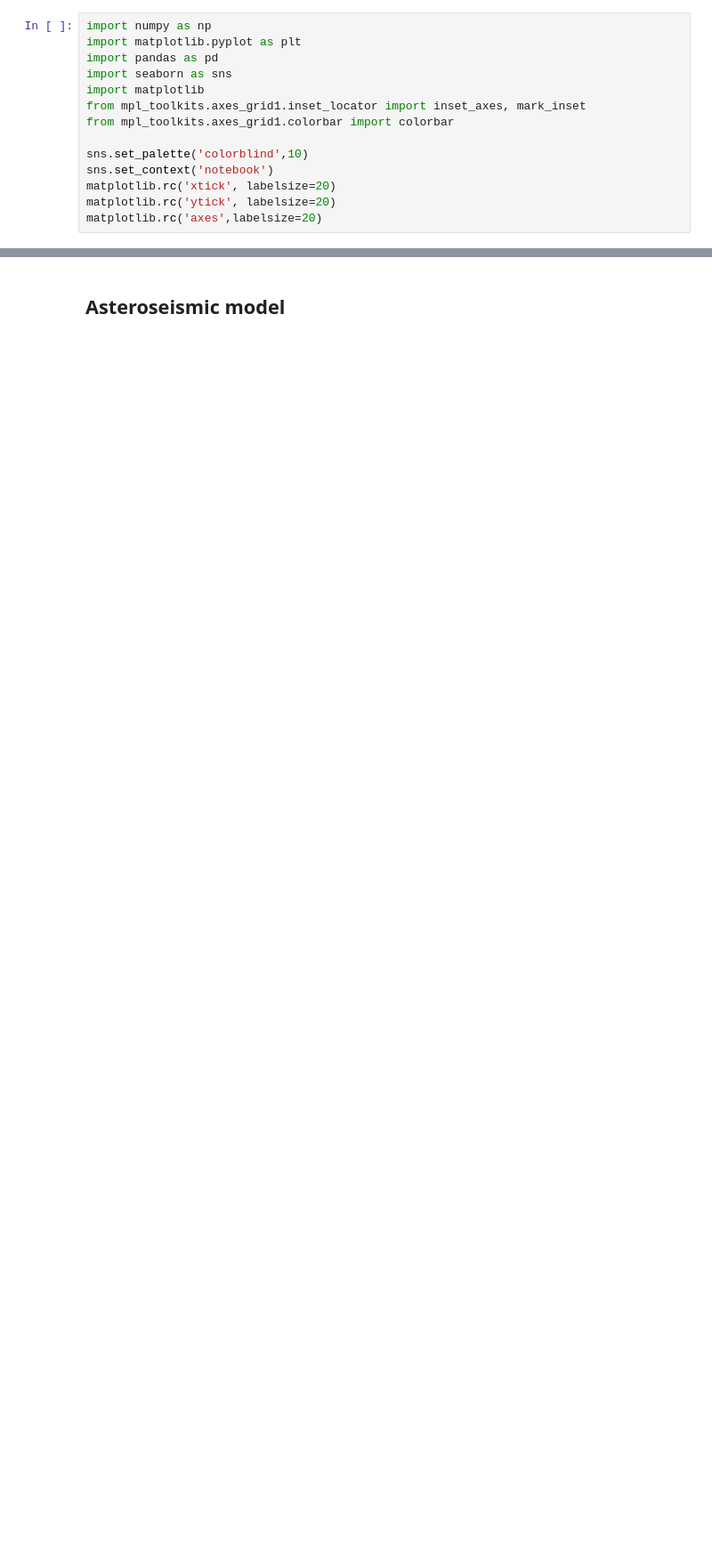
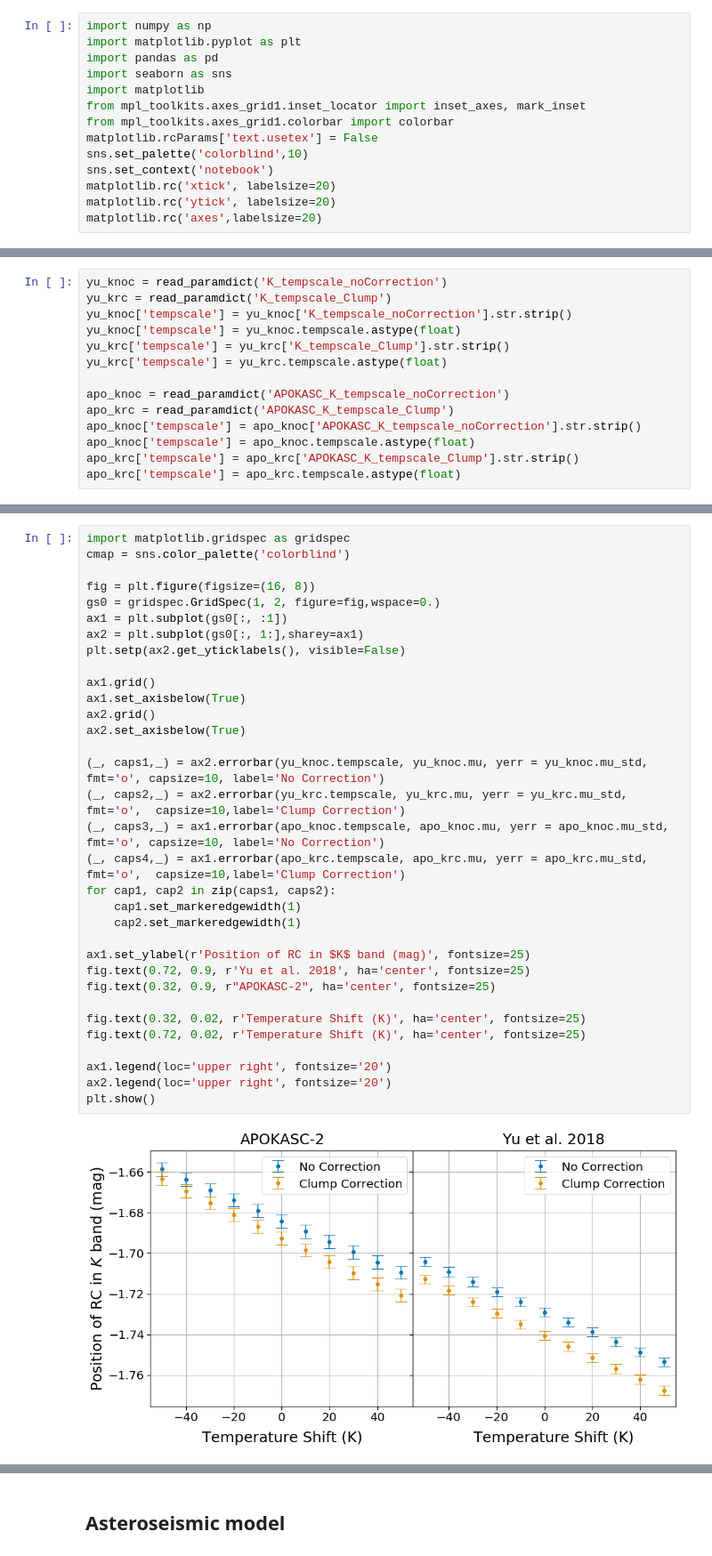
Before and after one commit to ojhall94/GAIA, a Jupyter notebook: Scripts/talk_plots.ipynb, the cells around one changed output, grey strips where cells are left out. Shown at 89% size. Cells and saved outputs as stored; diff of their text form; blank space fills up the shorter version.

Commit message:
Written talk plots

```diff
--- a/Scripts/talk_plots.ipynb
+++ b/Scripts/talk_plots.ipynb
@@ -6,7 +6,7 @@ import seaborn as sns
 import matplotlib
 from mpl_toolkits.axes_grid1.inset_locator import inset_axes, mark_inset
 from mpl_toolkits.axes_grid1.colorbar import colorbar
-
+matplotlib.rcParams['text.usetex'] = False
 sns.set_palette('colorblind',10)
 sns.set_context('notebook')
 matplotlib.rc('xtick', labelsize=20)
@@ -14,0 +52,14 @@ matplotlib.rc('axes',labelsize=20)
+# %%
+yu_knoc = read_paramdict('K_tempscale_noCorrection')
+yu_krc = read_paramdict('K_tempscale_Clump')
+yu_knoc['tempscale'] = yu_knoc['K_tempscale_noCorrection'].str.strip()
+yu_knoc['tempscale'] = yu_knoc.tempscale.astype(float)
+yu_krc['tempscale'] = yu_krc['K_tempscale_Clump'].str.strip()
+yu_krc['tempscale'] = yu_krc.tempscale.astype(float)
+
+apo_knoc = read_paramdict('APOKASC_K_tempscale_noCorrection')
+apo_krc = read_paramdict('APOKASC_K_tempscale_Clump')
+apo_knoc['tempscale'] = apo_knoc['APOKASC_K_tempscale_noCorrection'].str.strip()
+apo_knoc['tempscale'] = apo_knoc.tempscale.astype(float)
+apo_krc['tempscale'] = apo_krc['APOKASC_K_tempscale_Clump'].str.strip()
+apo_krc['tempscale'] = apo_krc.tempscale.astype(float)
@@ -14,0 +68,35 @@ matplotlib.rc('axes',labelsize=20)
+# %%
+import matplotlib.gridspec as gridspec
+cmap = sns.color_palette('colorblind')
+
+fig = plt.figure(figsize=(16, 8))
+gs0 = gridspec.GridSpec(1, 2, figure=fig,wspace=0.)
+ax1 = plt.subplot(gs0[:, :1])
+ax2 = plt.subplot(gs0[:, 1:],sharey=ax1)
+plt.setp(ax2.get_yticklabels(), visible=False)
+
+ax1.grid()
+ax1.set_axisbelow(True)
+ax2.grid()
+ax2.set_axisbelow(True)
+
+(_, caps1,_) = ax2.errorbar(yu_knoc.tempscale, yu_knoc.mu, yerr = yu_knoc.mu_std, fmt='o', capsize=10, label='No Correction')
+(_, caps2,_) = ax2.errorbar(yu_krc.tempscale, yu_krc.mu, yerr = yu_krc.mu_std, fmt='o',  capsize=10,label='Clump Correction')
+(_, caps3,_) = ax1.errorbar(apo_knoc.tempscale, apo_knoc.mu, yerr = apo_knoc.mu_std, fmt='o', capsize=10, label='No Correction')
+(_, caps4,_) = ax1.errorbar(apo_krc.tempscale, apo_krc.mu, yerr = apo_krc.mu_std, fmt='o',  capsize=10,label='Clump Correction')
+for cap1, cap2 in zip(caps1, caps2):
+    cap1.set_markeredgewidth(1)
+    cap2.set_markeredgewidth(1)
+
+ax1.set_ylabel(r'Position of RC in $K$ band (mag)', fontsize=25)
+fig.text(0.72, 0.9, r'Yu et al. 2018', ha='center', fontsize=25)
+fig.text(0.32, 0.9, r"APOKASC-2", ha='center', fontsize=25)
+
+fig.text(0.32, 0.02, r'Temperature Shift (K)', ha='center', fontsize=25)
+fig.text(0.72, 0.02, r'Temperature Shift (K)', ha='center', fontsize=25)
+
+ax1.legend(loc='upper right', fontsize='20')
+ax2.legend(loc='upper right', fontsize='20')
+plt.show()
+# %% [output]
+[figure, added]
```
Also changed, not shown: parts of 31 cells of this notebook, 6 other files.
